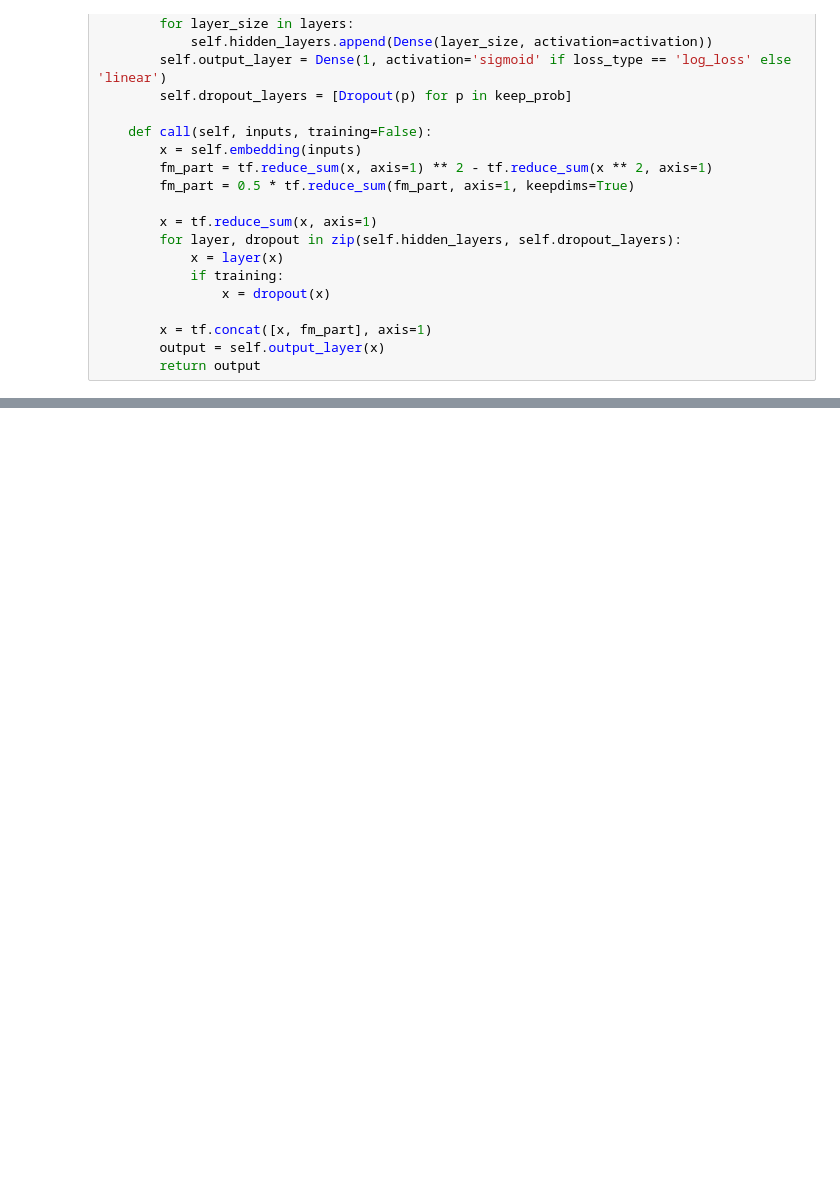
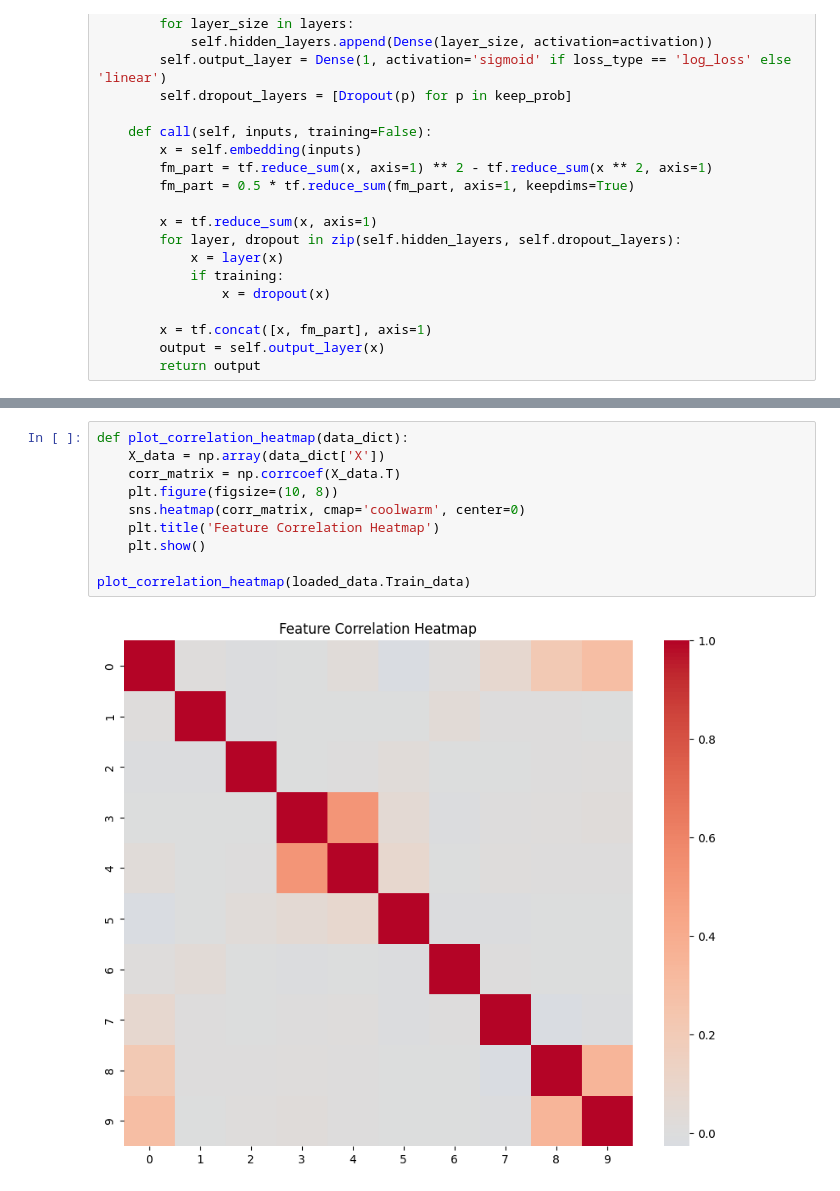
Before and after one commit to MarsImmortal/neural_factorization_machine, a Jupyter notebook: NFM.ipynb, the cells around one changed output, grey strips where cells are left out. Drawn from its saved outputs; the diff is of its cells as text; blank space fills up the shorter version.

```diff
--- a/NFM.ipynb
+++ b/NFM.ipynb
@@ -755,0 +583,12 @@ config={'module': None, 'class_name': 'NeuralFM', 'config': {'trainable': True,
+# %%
+def plot_correlation_heatmap(data_dict):
+    X_data = np.array(data_dict['X'])
+    corr_matrix = np.corrcoef(X_data.T)
+    plt.figure(figsize=(10, 8))
+    sns.heatmap(corr_matrix, cmap='coolwarm', center=0)
+    plt.title('Feature Correlation Heatmap')
+    plt.show()
+
+plot_correlation_heatmap(loaded_data.Train_data)
+# %% [output]
+[figure, added]
```
Also changed, not shown: parts of 18 cells of this notebook.
